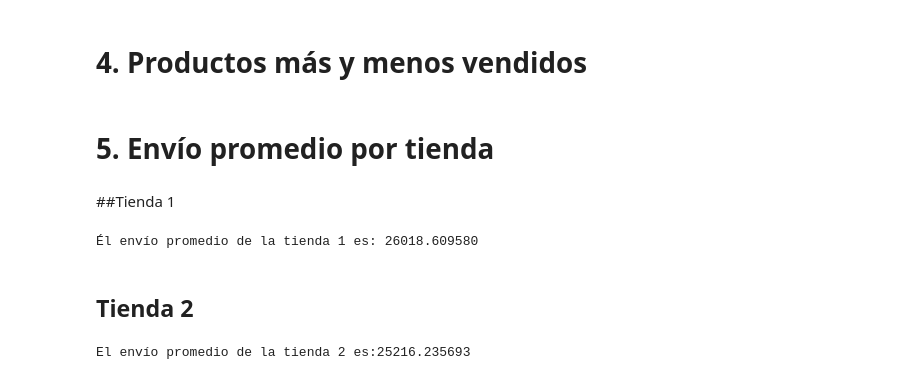
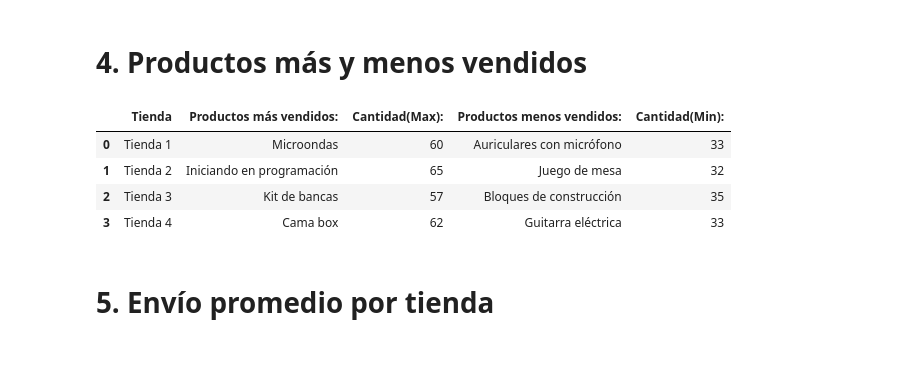
Before and after one commit to YeceniaQuijada25/Alura-store, a Jupyter notebook: AluraStoreLatam.ipynb, the cells around one changed output. Cells and saved outputs as stored; diff of their text form; code cells hidden in the pictures.

```diff
--- a/AluraStoreLatam.ipynb
+++ b/AluraStoreLatam.ipynb
@@ -23,3 +25,8 @@ tienda.head()
 | 4 | Silla de oficina | Muebles | 335200.0 | 20200.0 | 07/11/2020 | Maria Alfonso | Medellín | ... |
 # %% [markdown]
 #1. Análisis de facturación
+# %%
+#Alamacenar los DataFrame de las 4 tiendas en una lista
+
+tiendas_lista=[tienda,tienda2,tienda3,tienda4]
+nombres_lista=['Tienda 1','Tienda 2', 'Tienda 3', 'Tienda 4']
@@ -27,0 +111,9 @@ tienda.head()
+# %%
+resultados4=[]
+categoria_producto= tienda4.groupby('Categoría del Producto').size().sort_values(ascending=False)
+for categoria,cantidad in categoria_producto.items():
+    resultados4.append({'Categoría del producto: ': categoria,'Cantidad:':cantidad})
+
+df_resultados4=pd.DataFrame(resultados4)
+df_resultados4.to_csv('Ventas por categoría de la tienda 4', index=False,sep=';')
+df_resultados4.head()
@@ -57,0 +129,10 @@ La calificación promedio de la tienda 4 es:3.995759
+# %%
+promedios=[]
+for nombre,df_tienda in zip(nombres_lista,tiendas_lista):
+    promedio= df_tienda['Calificación'].mean()
+    promedios.append({'Tienda':nombre,'Promedio de la calificación:':promedio})
+#Convertir a DataFrame
+
+df_promedios=pd.DataFrame(promedios)
+df_promedios.to_csv('Calificación promedio por tienda',index=False,sep=';')
+df_promedios.head()
@@ -58,18 +145,31 @@ La calificación promedio de la tienda 4 es:3.995759
 # %% [markdown]
 # 4. Productos más y menos vendidos
+# %%
+#Alamacenar los DataFrame de las 4 tiendas en una lista
+
+
+result=[]
+result2=[]
+for nombre,df_tienda in zip(nombres_lista,tiendas_lista):
+    lista_productos= df_tienda['Producto'].tolist()
+
+    cantidad={}
+
+    for producto in lista_productos:
+        cantidad[producto]= cantidad.get(producto,0)+1
+
+    menor=min(cantidad,key=cantidad.get)
+    mayor=max(cantidad,key=cantidad.get)
+    result.append({'Tienda':nombre,'Productos más vendidos:':mayor,'Cantidad(Max):':cantidad[mayor],'Productos menos vendidos:':menor,'Cantidad(Min):':cantidad[menor]})
+
+df_result=pd.DataFrame(result)
+df_result.to_csv('Productos mas vendidos y menos vendidos',index=False,sep=';')
+df_result.head()
+# %% [output]
+|  | Tienda | Productos más vendidos: | Cantidad(Max): | Productos menos vendidos: | Cantidad(Min): |
+| 0 | Tienda 1 | Microondas | 60 | Auriculares con micrófono | 33 |
+| 1 | Tienda 2 | Iniciando en programación | 65 | Juego de mesa | 32 |
+| 2 | Tienda 3 | Kit de bancas | 57 | Bloques de construcción | 35 |
+| 3 | Tienda 4 | Cama box | 62 | Guitarra eléctrica | 33 |
 # %% [markdown]
 # 5. Envío promedio por tienda
-# %% [markdown]
-##Tienda 1
-# %%
-Envio_Promedio1=tienda['Costo de envío'].mean()
-print('Él envío promedio de la tienda 1 es: %f'%Envio_Promedio1)
-# %% [output]
-Él envío promedio de la tienda 1 es: 26018.609580
-# %% [markdown]
-## Tienda 2
-# %%
-Envio_Promedio2=tienda2['Costo de envío'].mean()
-print('El envío promedio de la tienda 2 es:%f'%Envio_Promedio2)
-# %% [output]
-El envío promedio de la tienda 2 es:25216.235693
```
Also changed, not shown: parts of 24 cells of this notebook.
